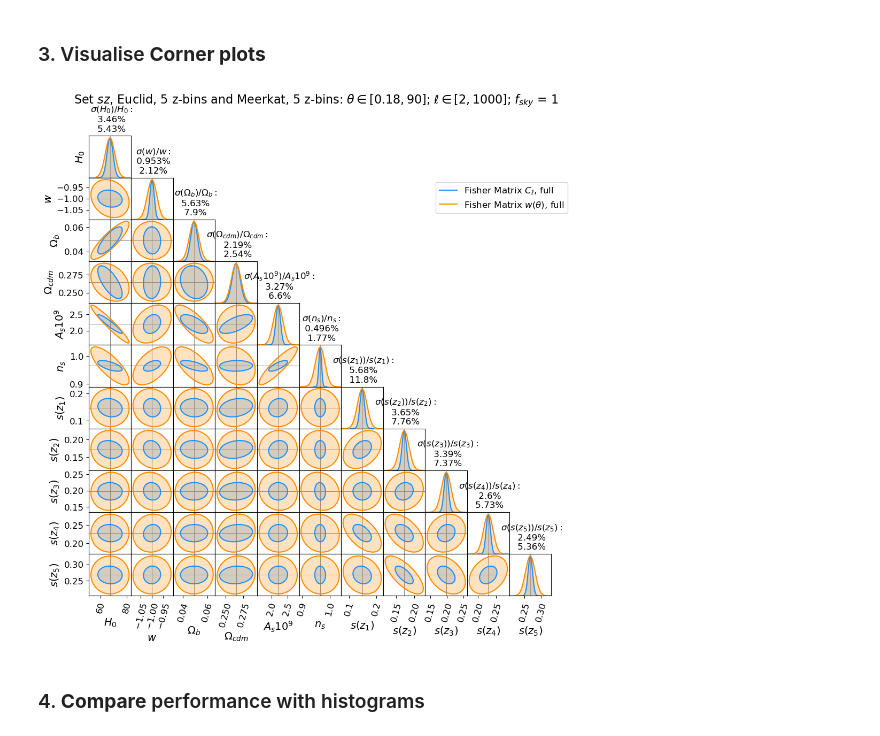
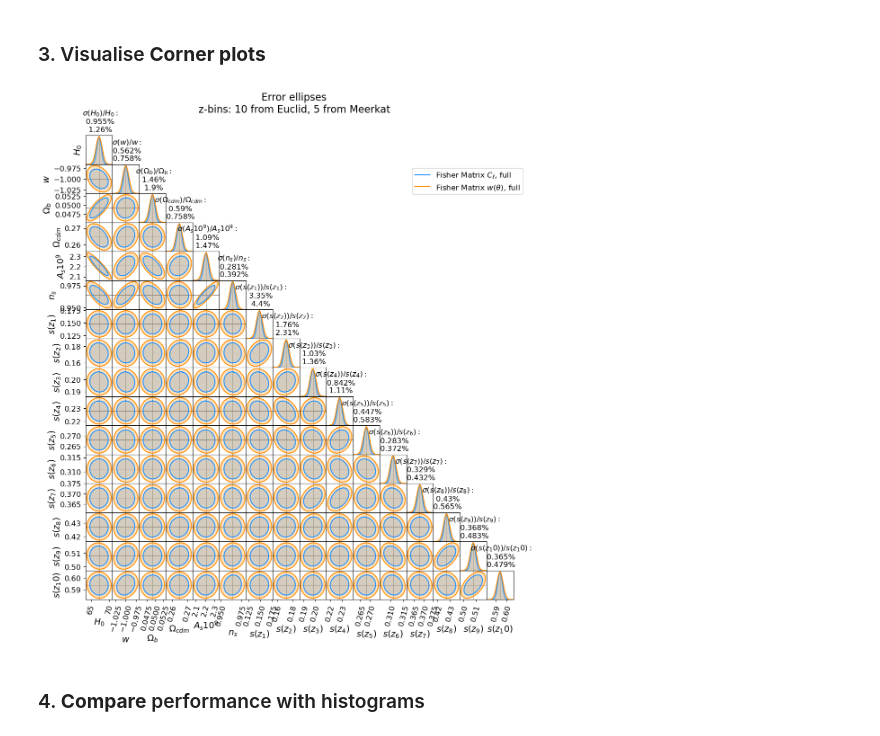
Before and after one commit to GreenTS27/Photo_Surveys-HI_IM-Fisher_Matrix, a Jupyter notebook: Fisher_Matrix_C_ell_vs_w_t.ipynb, the cells around one changed output. Saved outputs shown, nothing was run; the diff lists cells and outputs as text; code cells hidden in the pictures.

```diff
--- a/Fisher_Matrix_C_ell_vs_w_t.ipynb
+++ b/Fisher_Matrix_C_ell_vs_w_t.ipynb
@@ -62,7 +62,10 @@ z0_Euclid = 0.9/1.42      # z_mean = 0.9
 N_gal_Euclid = 3.5*10**8  # galaxies / redshift / steradian
 
 # from  Euclid preparation: XIX. Impact of magnification on photometric galaxy clustering
-arr_z_central_Euclid = [0.14, 0.26, 0.39, 0.53, 0.69, 0.84, 1.0, 1.14, 1.3, 1.44]
+arr_z_central_Euclid = [0.14, 0.26, 0.39, 0.53, 0.69, 0.84, 1.0, 1.14, 1.3, 1.44,
+                        1.6 ]
+
+f_sky_Euclid = 0.375
 # %% [markdown]
 ### DES initial parameters - [Fonseca 2016](https://academic.oup.com/mnras/article/466/3/2780/2679644)
 # %%
@@ -329,19 +482,6 @@ def Window_func_Gal_HI(arr_zs, arr_z_central, z0, Ngal, sigma_val=0.05, arr_bin_
 # %%
-### Galaxy Surveys
-Survey_Gal = "Euclid"
-# Survey_Gal = "DES"
-# Survey_Gal = "LSST_Y1"
-# Survey_Gal = "LSST_Y10"
-N_bins_Gal = 5
-
-### HI Surveys
-Survey_HI = "Meerkat"
-# Survey_HI = "SKA"
-N_bins_HI  = 5
 
 N_bins_Total = N_bins_Gal+N_bins_HI
-
-####################################### initial parameters ###############################################
 
 # Creating central redshifts and redshift combinations
 arr_z_central = np.zeros(N_bins_Total)
@@ -357,10 +497,10 @@ for i in range(N_bins_Total):
     else:
         index_HI = i-N_bins_Gal
         if Survey_HI == "Meerkat":
-            arr_z_central[i] = arr_z_central_Meerkat[index_HI]
-            arr_bin_width[i] = np.abs(arr_z_central_Meerkat[index_HI] - arr_z_central_Meerkat[index_HI+1])/2
+            arr_z_central[i] = arr_z_central_MK[index_HI]
+            arr_bin_width[i] = np.abs(arr_z_central_MK[index_HI] - arr_z_central_MK[index_HI+1])/2
 
-            arr_bin_width_nu[index_HI] = np.abs(arr_nu_central_Meerkat[index_HI] - arr_nu_central_Meerkat[index_HI+1])/2
+            arr_bin_width_nu[index_HI] = np.abs(arr_nu_central_MK[index_HI] - arr_nu_central_MK[index_HI+1])/2
 
 # Identify the z-bins of Gal and HI survey
 dic_Gal_HI_id  = {}
@@ -384,9 +524,9 @@ for i in range(N_bins_Total):
 
 del i, j, z_c_i, z_c_j, count
 # ic(Data_arr_zs_full)
-# ic((len(Data_arr_zs_full)))
+ic((len(Data_arr_zs_full)))
 
-# Calculate Redshift bins
+# Calculate Window functions
 arr_zs = np.linspace(0, 2, 1000)
 sigma_val = 0.05
 arr_sigma_z = sigma_val*(1+arr_zs)
@@ -1431,8 +1560,8 @@ ic| np.sum(Matrix @ Matrix_inv): np.float64(7.000000000177119)
 
 # FIM_Cl_auto = np.loadtxt(open(F"{folder_name}FisherM_Cl_auto_{save_filename}_f{f_sky_str}_lmin{l_min}_thetaMax{theta_max}.csv", "rb"), delimiter=" ", skiprows=0)
 # FIM_w_auto  = np.loadtxt(open(F"{folder_name}FisherM_w_auto_{ save_filename}_f{f_sky_str}_lmin{l_min}_thetaMax{theta_max}.csv", "rb"), delimiter=" ", skiprows=0)
-FIM_Cl_full = np.loadtxt(open(F"{folder_name}FisherM_Cl_full_{save_filename}_f{f_sky_str}_lmin{l_min}_thetaMax{theta_max}.csv", "rb"), delimiter=" ", skiprows=0)
-FIM_w_full  = np.loadtxt(open(F"{folder_name}FisherM_w_full_{ save_filename}_f{f_sky_str}_lmin{l_min}_thetaMax{theta_max}.csv", "rb"), delimiter=" ", skiprows=0)
+FIM_Cl_full = np.loadtxt(open(F"{folder_name}FisherM_Cl_full_{save_filename}_lmin{l_min}_thetaMax{theta_max}.csv", "rb"), delimiter=" ", skiprows=0)
+FIM_w_full  = np.loadtxt(open(F"{folder_name}FisherM_w_full_{ save_filename}_lmin{l_min}_thetaMax{theta_max}.csv", "rb"), delimiter=" ", skiprows=0)
 
 ########################## Corner plots ###################################################################
 fid=[]
@@ -1456,12 +1585,21 @@ par = [
     r"$s(z_3)$",
     r"$s(z_4)$",
     r"$s(z_5)$",
+    r"$s(z_6)$",
+    r"$s(z_7)$",
+    r"$s(z_8)$",
+    r"$s(z_9)$",
+    r"$s(z_10)$",
     ]
 par_titles = par
 
 # Plot_title = r"$f_{sky}$ = " + rf"{f_sky:.3g}; $z_c = {z_1, z_2, z_3, z_4 }$; $\sigma_z = {sigma_val}$"
 # Plot_title = rf"Error Ellipses: $\theta \in [{theta_min}, {theta_max:.3g}]$; $\ell \in [{l_min}, {l_max}]$; " + r"$f_{sky}$ = " + rf"{f_sky:.3g}"
-Plot_title = rf"Set ${set_name}$, {Survey_Gal}, {N_bins_Gal} z-bins and {Survey_HI}, {N_bins_HI} z-bins: $\theta \in [{theta_min}, {theta_max:.3g}]$; $\ell \in [{l_min}, {l_max}]$; " + r"$f_{sky}$ = " + rf"{f_sky:.3g}"
+Plot_title = ("Error ellipses \n" +
+              rf"z-bins: {N_bins_Gal} from {Survey_Gal}, {N_bins_HI} from {Survey_HI} "
+            #   +"\n"+
+            #   rf"$\theta \in [{theta_min}, {theta_max:.3g}]$; $\ell \in [{l_min}, {l_max}]$"
+              )
 
 name_fig_corner = f"Figures/CornerP_{set_name}_{Survey_Gal}_{N_bins_Gal}zbins_{Survey_HI}_{N_bins_HI}zbins_theta_{theta_min_str}_{theta_max:.3g}-ell_{l_min}_{l_max}-f_sky_{f_sky_str}"
 
@@ -1470,35 +1608,35 @@ name_fig_corner = f"Figures/CornerP_{set_name}_{Survey_Gal}_{N_bins_Gal}zbins_{S
 list_colors = ["slateblue", "firebrick", "dodgerblue", "darkorange"]
 
 
 # Only s(z)
 # Fishers = [ np.linalg.inv(np.linalg.inv(FIM_Cl_auto) [0:4,0:4]),
 #             np.linalg.inv(np.linalg.inv(FIM_w_auto)  [0:4,0:4]),
 #             np.linalg.inv(np.linalg.inv(FIM_Cl_cross)[0:4,0:4]),
 #             np.linalg.inv(np.linalg.inv(FIM_w_cross) [0:4,0:4]) ]
 
 # Only Cosm param
 # Fishers = [ np.linalg.inv(np.linalg.inv(FIM_Cl_auto) [4:,4:]),
 #             np.linalg.inv(np.linalg.inv(FIM_w_auto)  [4:,4:]),
 #             np.linalg.inv(np.linalg.inv(FIM_Cl_cross)[4:,4:]),
 #             np.linalg.inv(np.linalg.inv(FIM_w_cross) [4:,4:]) ]
 
 
 # Fishers = [ FIM_Cl_auto, FIM_w_auto, FIM_Cl_full, FIM_w_full ]
 # Flabels = [ r"Fisher Matrix $C_\ell$, auto", r"Fisher Matrix $w(\theta)$, auto", r"Fisher Matrix $C_\ell$, full", r"Fisher Matrix $w(\theta)$, full" ]
 # CornerPlot( Fishers, fid, par, par_titles, Plot_title, Flabels=Flabels, cores=list_colors, figure_size=(10,8),
 #             Fig_name= name_fig_corner+".png")
 
 # Fishers = [ FIM_Cl_auto, FIM_w_auto]
 # Flabels = [ r"Fisher Matrix $C_\ell$, auto", r"Fisher Matrix $w(\theta)$, auto"  ]
 # CornerPlot( Fishers, fid, par, par_titles, Plot_title,  Flabels=Flabels, cores=[list_colors[0], list_colors[1]] )
 
 # Fishers = [ FIM_Cl_full, FIM_w_full ]
 Fishers = [ FIM_Cl_full, FIM_w_full ]
 Flabels = [ r"Fisher Matrix $C_\ell$, full", r"Fisher Matrix $w(\theta)$, full" ]
 CornerPlot( Fishers, fid, par, par_titles, Plot_title, Flabels=Flabels, cores=[list_colors[2], list_colors[3]],
-            Fig_name= name_fig_corner+"_full.png")
+            Fig_name= name_fig_corner+"_full.png", figure_size=(11,12))
 # %% [output]
-[figure, old version]
+[figure, new version]
 # %% [markdown]
 ### 4. **Compare** performance with histograms
 # %% [markdown]
```
Also changed, not shown: parts of 23 cells of this notebook.
